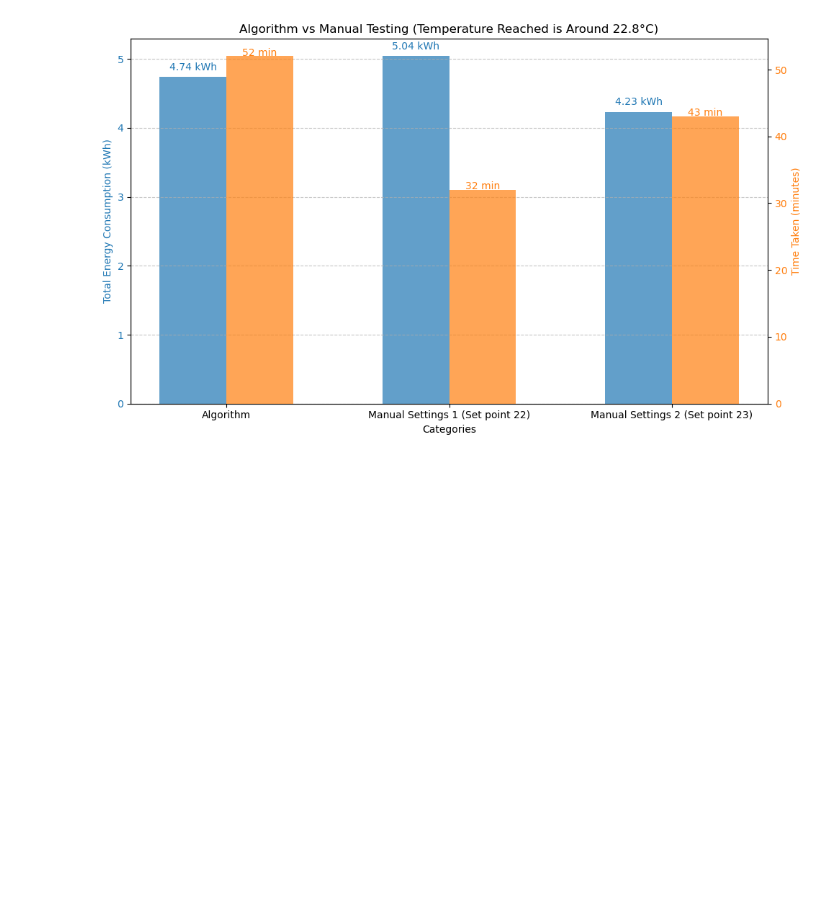
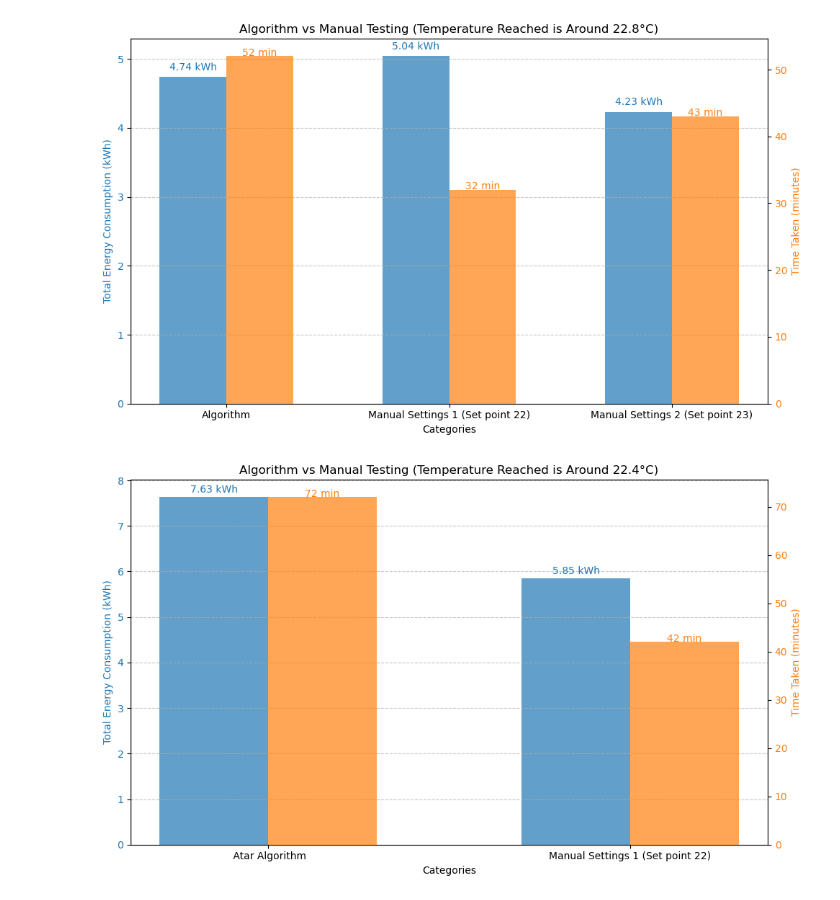
Before and after one commit to AYunYang/AI_trial, a Jupyter notebook: Data analysis/Manual and AI testing.ipynb, the cells around one changed output. Cells and saved outputs as stored; diff of their text form; code cells hidden in the pictures; blank space fills up the shorter version.

```diff
--- a/Data analysis/Manual and AI testing.ipynb
+++ b/Data analysis/Manual and AI testing.ipynb
@@ -352,6 +352,59 @@ plt.tight_layout()  # To avoid clipping of labels
 plt.show()
 # %% [output]
 [figure]
+# %%
+import matplotlib.pyplot as plt
+import numpy as np
+
+# Data
+x = [' Atar Algorithm', 'Manual Settings 1 (Set point 22)']
+y1 = [7.63,5.85]  # Total energy consumption (kWh)
+y2 = [72,42]  # Time taken
+
+# Create the figure and axis
+fig, ax1 = plt.subplots(figsize=(10, 6))
+
+
+# Set the bar width and positions
+bar_width = 0.3
+x_pos = np.arange(len(x))
+x_pos2 = x_pos + bar_width  # Offset for the second bars
+
+# Plot data on the first y-axis (energy consumption)
+bars1 = ax1.bar(x_pos, y1, color='#1f77b4', alpha=0.7, width=bar_width, label='Energy Consumption (kWh)')
+ax1.set_xlabel('Categories')
+ax1.set_ylabel('Total Energy Consumption (kWh)', color='#1f77b4')
+ax1.tick_params(axis='y', labelcolor='#1f77b4')
+
+# Add values on the bars for y1 with unit (kWh)
+for i, bar in enumerate(bars1):
+    ax1.text(bar.get_x() + bar.get_width() / 2, bar.get_height() + 0.1, f'{round(bar.get_height(), 2)} kWh',
+             ha='center', color='#1f77b4')
+
+# Create the second y-axis (time taken)
+ax2 = ax1.twinx()
+bars2 = ax2.bar(x_pos2, y2, color='#ff7f0e', alpha=0.7, width=bar_width, label='Time Taken (minutes)')
+ax2.set_ylabel('Time Taken (minutes)', color='#ff7f0e')
+ax2.tick_params(axis='y', labelcolor='#ff7f0e')
+
+# Add values on the bars for y2 with unit (minutes)
+for i, bar in enumerate(bars2):
+    ax2.text(bar.get_x() + bar.get_width() / 2, bar.get_height() + 0.1, f'{round(bar.get_height(), 2)} min',
+             ha='center', color='#ff7f0e')
+
+# Adjust x-ticks and labels, and tilt the x-axis labels
+ax1.set_xticks(x_pos + bar_width / 2)
+ax1.set_xticklabels(x, ha='center')
+
+# Add grid lines
+ax1.grid(True, axis='y', linestyle='--', alpha=0.7)
+
+# Display the plot
+plt.title('Algorithm vs Manual Testing (Temperature Reached is Around 22.4°C)')
+plt.tight_layout()  # To avoid clipping of labels
+plt.show()
+# %% [output]
+[figure, added]
 # %%
 import matplotlib.pyplot as plt
 import numpy as np
```
Also changed, not shown: parts of 3 cells of this notebook, 1 other file.
